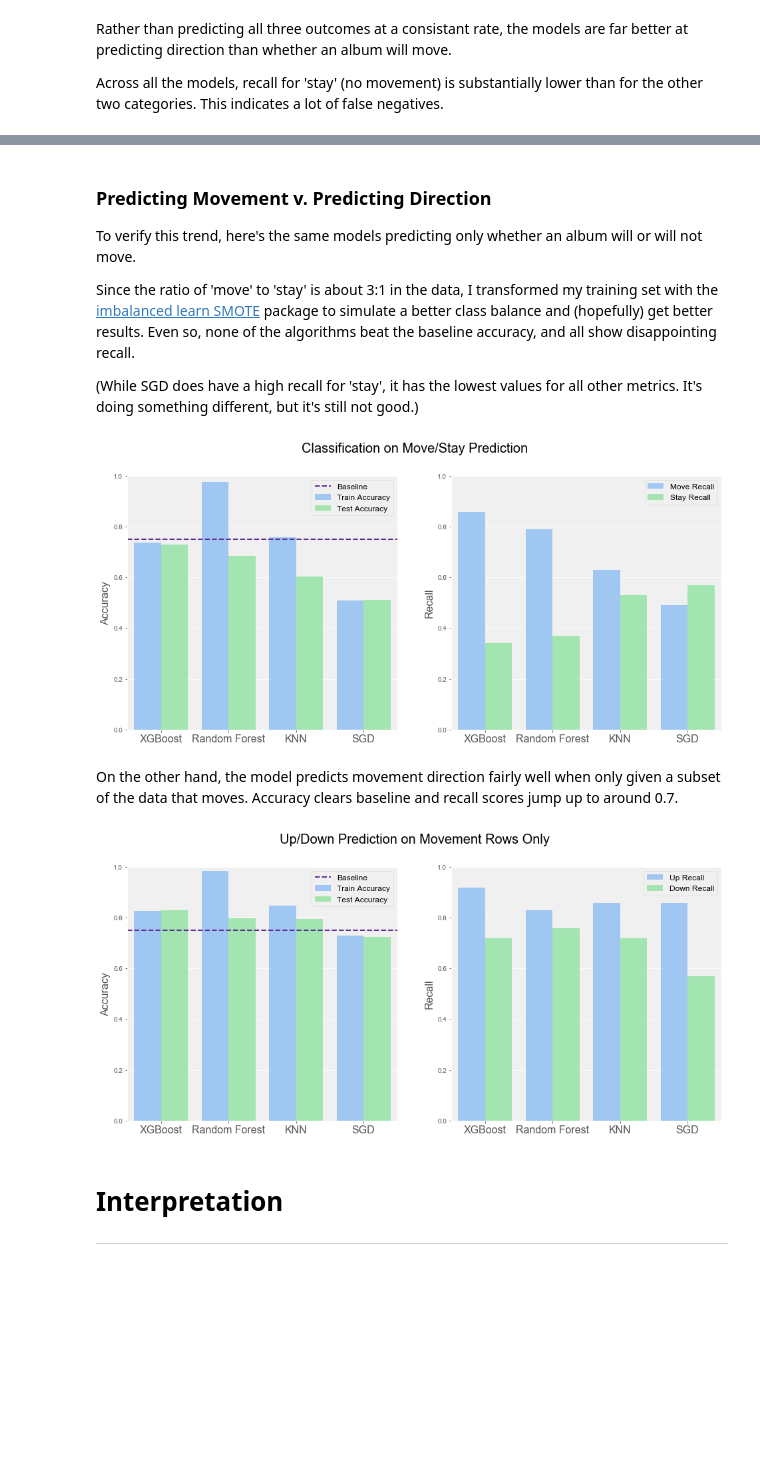
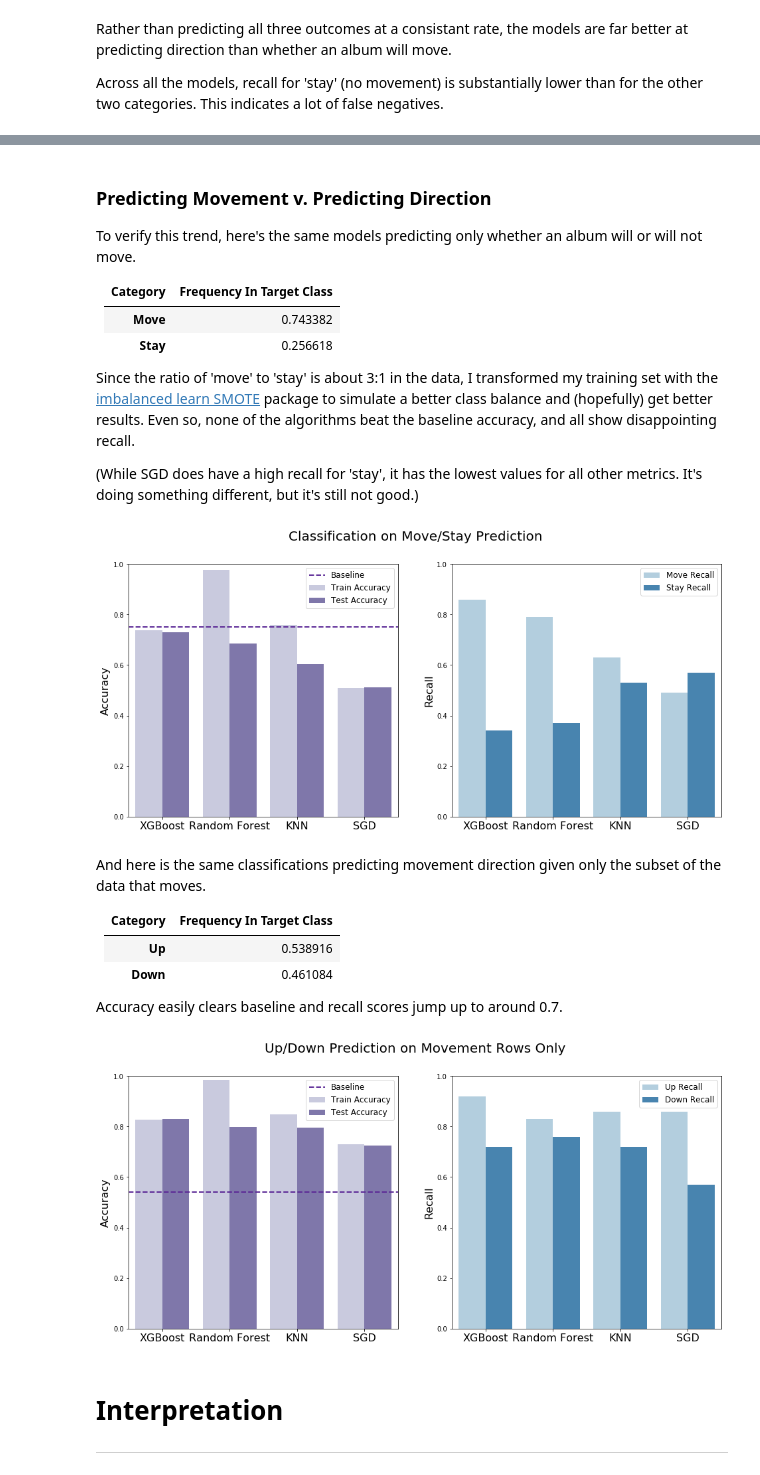
Before and after one commit to afriedman412/r-b_billboard_charts, a Jupyter notebook: technical_notebook.ipynb, the cells around one changed output, grey strips where cells are left out. Saved outputs shown, nothing was run; the diff lists cells and outputs as text; code cells hidden in the pictures; blank space fills up the shorter version.

```diff
--- a/technical_notebook.ipynb
+++ b/technical_notebook.ipynb
@@ -42,18 +42,17 @@ from sklearn.neighbors import KNeighborsClassifier
 from sklearn.linear_model import SGDClassifier
 from sklearn.ensemble import RandomForestClassifier
 
-import matplotlib as mpl
+# import matplotlib as mpl
 import matplotlib.pyplot as plt
 
 %matplotlib inline
-mpl.rcParams['axes.facecolor'] = '#F0F0F0'
-mpl.rcParams['font.family'] = "Arial"
-mpl.rcParams['figure.facecolor'] = 'white'
+# mpl.rcParams['axes.facecolor'] = '#F0F0F0'
+# mpl.rcParams['font.family'] = "Arial"
+# mpl.rcParams['figure.facecolor'] = 'white'
 
 
 import seaborn as sns
-# mpl.rcParams['figure.edgecolor'] = 'white'
-plt.style.use('seaborn-pastel')
+# plt.style.use('seaborn-pastel')
 # %%
 def charto(chart='r-b-hip-hop-albums', date='1984-01-22'):
     return billboard.ChartData(chart, date)
@@ -582,6 +613,11 @@ plt.legend(labels=['Up Recall','Stay Recall','Down Recall'], prop={'size':16});
 ### Predicting Movement v. Predicting Direction
 To verify this trend, here's the same models predicting only whether an album will or will not move.
 
+Category | Frequency In Target Class
+:---|:---
+ **Move**| 0.743382
+ **Stay**| 0.256618
+
 Since the ratio of 'move' to 'stay' is about 3:1 in the data, I transformed my training set with the [imbalanced learn SMOTE](http://contrib.scikit-learn.org/imbalanced-learn/stable/generated/imblearn.over_sampling.SMOTE.html) package to simulate a better class balance and (hopefully) get better results. Even so, none of the algorithms beat the baseline accuracy, and all show disappointing recall.
 
 (While SGD does have a high recall for 'stay', it has the lowest values for all other metrics. It's doing something different, but it's still not good.)
@@ -596,7 +632,7 @@ d = scores.loc[4:7].melt(id_vars='model',
                                var_name='data',
                                value_name='accuracy').sort_values('data', ascending=False)
 
-ax = sns.barplot(data=d, x='model', y='accuracy', hue='data', ci=None)
+ax = sns.barplot(data=d, x='model', y='accuracy', hue='data', ci=None, palette='Purples')
 plt.axhline(y=0.75, color='#5D2B97', linestyle='--', linewidth=2)
 plt.xticks(np.arange(4), ['XGBoost', 'Random Forest', 'KNN', 'SGD'], ha='center', size=16)
 plt.xlabel(s='')
@@ -611,48 +647,57 @@ d = scores.loc[4:7].melt(id_vars='model',
                                var_name='metric',
                                value_name='score').sort_values('metric', ascending=False)
 
-ax = sns.barplot(data=d, x='model', y='score', hue='metric', ci=None)
+ax = sns.barplot(data=d, x='model', y='score', hue='metric', ci=None, palette='Blues')
 plt.xticks(np.arange(4), ['XGBoost', 'Random Forest', 'KNN', 'SGD'], ha='center', size=16)
 plt.xlabel(s='')
 plt.ylabel(s='Recall', size=16)
 plt.ylim(0,1)
 ax.legend(labels=['Move Recall','Stay Recall'], prop={'size':12});
 # %% [output]
-[figure, old version]
+[figure, new version]
 # %% [markdown]
-On the other hand, the model predicts movement direction fairly well when only given a subset of the data that moves. Accuracy clears baseline and recall scores jump up to around 0.7.
+And here is the same classifications predicting movement direction given only the subset of the data that moves.
+
+Category | Frequency In Target Class
+:---|:---
+ **Up**| 0.538916
+ **Down**| 0.461084
+
+Accuracy easily clears baseline and recall scores jump up to around 0.7.
 # %%
 fig = plt.figure(figsize=(16,7))
+
 plt.suptitle(t='Up/Down Prediction on Movement Rows Only', size=20)
 
-plt.subplot(1,2,1)
+plt.subplot(1,2,1, facecolor='white')
+
 d = scores.loc[8:11].melt(id_vars='model',
                                value_vars=['train','test'],
                                var_name='data',
                                value_name='accuracy').sort_values('data', ascending=False)
 
-sns.barplot(data=d, x='model', y='accuracy', hue='data', ci=None)
-plt.axhline(y=0.75, color='#5D2B97', linestyle='--', linewidth=2)
+sns.barplot(data=d, x='model', y='accuracy', hue='data', ci=None, palette='Purples')
+plt.axhline(y=0.54, color='#5D2B97', linestyle='--', linewidth=2)
 plt.xticks(np.arange(4), ['XGBoost', 'Random Forest', 'KNN', 'SGD'], ha='center', size=16)
 plt.xlabel(s='')
 plt.ylabel(s='Accuracy', size=16)
 plt.legend(labels=['Baseline','Train Accuracy','Test Accuracy'], prop={'size':12});
 plt.ylim(0,1);
 
 plt.subplot(1,2,2)
 d = scores.loc[8:11].melt(id_vars='model',
                                value_vars=['up recall', 'down recall'],
                                var_name='metric',
                                value_name='score').sort_values('metric', ascending=False)
 
-sns.barplot(data=d, x='model', y='score', hue='metric', ci=None)
+sns.barplot(data=d, x='model', y='score', hue='metric', ci=None, palette='Blues')
 plt.xticks(np.arange(4), ['XGBoost', 'Random Forest', 'KNN', 'SGD'], ha='center', size=16)
 plt.xlabel(s='')
 plt.ylabel(s='Recall', size=16)
 plt.legend(labels=['Up Recall','Down Recall'], prop={'size':12});
 plt.ylim(0,1);
 # %% [output]
-[figure, old version]
+[figure, new version]
 # %% [markdown]
 # Interpretation
 ---
```
Also changed, not shown: parts of 17 cells of this notebook, 4 other files.
